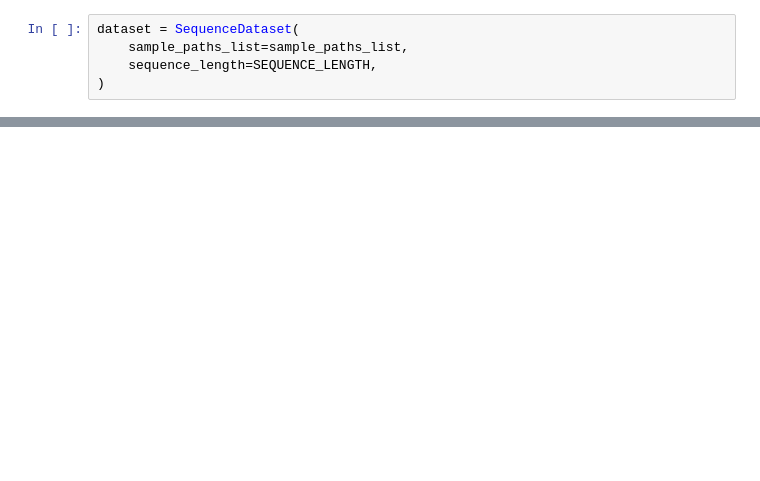
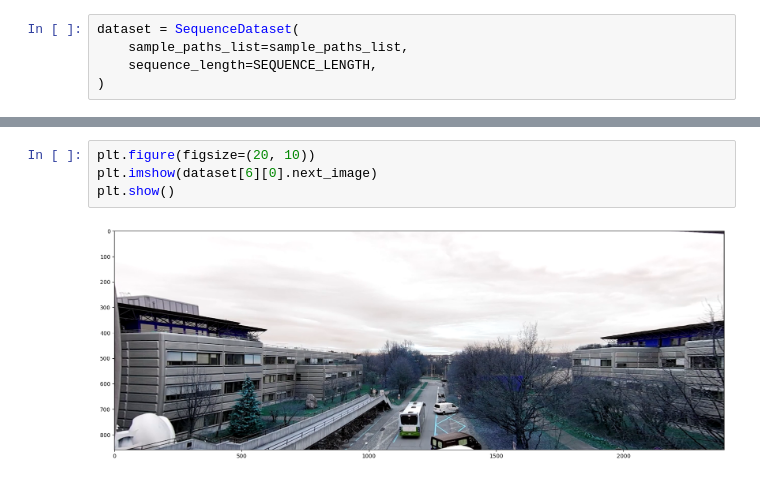
Before and after one commit to ArnaudPoletto/cs-599-window-views-visual-attention-deep-learning, a Jupyter notebook: notebooks/test.ipynb, the cells around one changed output, grey strips where cells are left out. Drawn from its saved outputs; the diff is of its cells as text; blank space fills up the shorter version.

```diff
--- a/notebooks/test.ipynb
+++ b/notebooks/test.ipynb
@@ -43,0 +59,6 @@ dataset = SequenceDataset(
+# %%
+plt.figure(figsize=(20, 10))
+plt.imshow(dataset[6][0].next_image)
+plt.show()
+# %% [output]
+[figure, added]
```
Also changed, not shown: parts of 4 cells of this notebook, 4 other files.
